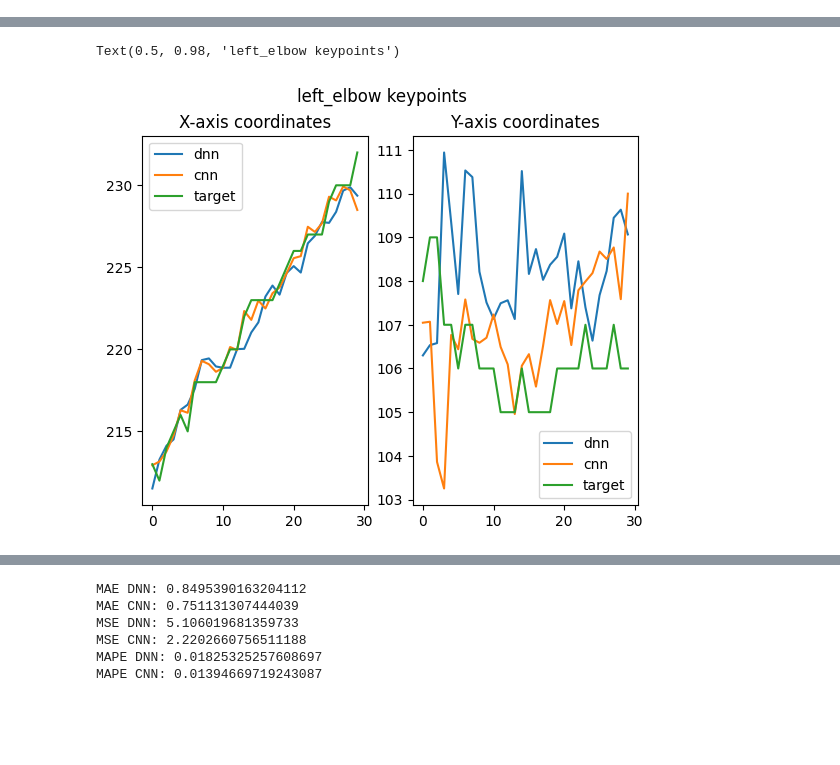
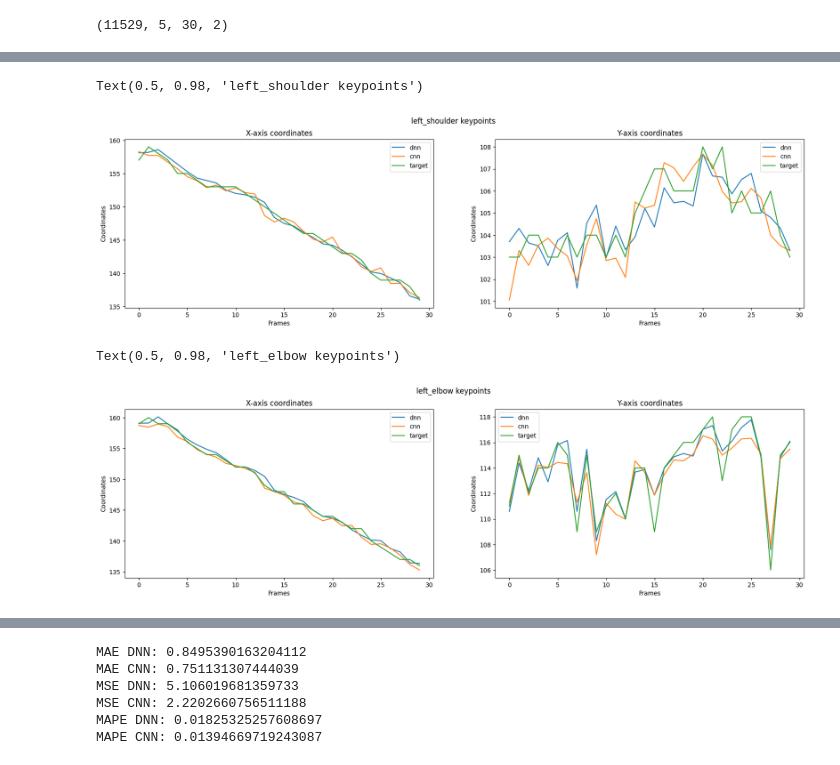
Before and after one commit to ashu6378/Gait-Reconstruction, a Jupyter notebook: testing_model.ipynb, the cells around one changed output, grey strips where cells are left out. Cells and saved outputs as stored; diff of their text form; code cells hidden in the pictures; blank space fills up the shorter version.

```diff
--- a/testing_model.ipynb
+++ b/testing_model.ipynb
@@ -53,8 +60,10 @@ for f in os.listdir(dataset_path) :
 
         for i in range(data.shape[1]-30):
             dataset.append(data[:, i:i+30])
-
 dataset = np.array(dataset)
+dataset.shape
+# %% [output]
+(11529, 5, 30, 2)
 # %%
 def generate_random_mask() :
     # generate random mask of shape (5, 30, 2) of ones
@@ -80,8 +89,10 @@ def prepare_dataset(dataset):
 # %%
 X, Y = prepare_dataset(dataset)
 # %%
-index = np.random.randint(0, X.shape[0])
-keypoint_index = np.random.randint(0, 5) # 0-4
+plt.figure(figsize=(20, 5))
+
+index = 1
+keypoint_index = 0 # 0-4
 keypoint_name = keypoint_names[keypoints_to_detect[keypoint_index]]
 y = cnn_model.predict(X[index:index+1])
 y1 = dnn_model.predict(X[index:index+1])
@@ -93,6 +104,8 @@ plt.plot(y[0, keypoint_index, :, 0], '-', markersize=1)
 plt.plot(Y[index, keypoint_index, :, 0], '-', markersize=1)
 plt.legend(['dnn', 'cnn', 'target'])
 plt.title('X-axis coordinates')
+plt.xlabel('Frames')
+plt.ylabel('Coordinates')
 # plt.axis([0,30,130,170])
 plt.subplot(1, 2, 2)
 # plt.plot(X[index, keypoint_index, :30, 1], '-', markersize=1)
@@ -101,6 +114,8 @@ plt.plot(y[0, keypoint_index, :, 1], '-', markersize=1)
 plt.plot(Y[index, keypoint_index, :, 1], '-', markersize=1)
 plt.legend(['dnn', 'cnn', 'target'])
 plt.title('Y-axis coordinates')
+plt.xlabel('Frames')
+plt.ylabel('Coordinates')
 # plt.axis([0,30,130,170])
 plt.suptitle(f'{keypoint_name} keypoints')
 # %% [output]
@@ -109,2 +124,32 @@ plt.suptitle(f'{keypoint_name} keypoints')
-Text(0.5, 0.98, 'left_elbow keypoints')
+Text(0.5, 0.98, 'left_shoulder keypoints')
-[figure, old version]
+[figure, new version]
+# %%
+plt.figure(figsize=(20, 5))
+index = 1
+keypoint_index = 1 # 0-4
+keypoint_name = keypoint_names[keypoints_to_detect[keypoint_index]]
+# make 2 graphs 1 for x-axis coordinates and another for y-axis coordinates
+plt.subplot(1, 2, 1)
+# plt.plot(X[index, keypoint_index, :30, 0], 'o', markersize=1)
+plt.plot(y1[0, keypoint_index, :, 0], '-', markersize=1)
+plt.plot(y[0, keypoint_index, :, 0], '-', markersize=1)
+plt.plot(Y[index, keypoint_index, :, 0], '-', markersize=1)
+plt.legend(['dnn', 'cnn', 'target'])
+plt.title('X-axis coordinates')
+plt.xlabel('Frames')
+plt.ylabel('Coordinates')
+# plt.axis([0,30,130,170])
+plt.subplot(1, 2, 2)
+# plt.plot(X[index, keypoint_index, :30, 1], '-', markersize=1)
+plt.plot(y1[0, keypoint_index, :, 1], '-', markersize=1)
+plt.plot(y[0, keypoint_index, :, 1], '-', markersize=1)
+plt.plot(Y[index, keypoint_index, :, 1], '-', markersize=1)
+plt.legend(['dnn', 'cnn', 'target'])
+plt.title('Y-axis coordinates')
+plt.xlabel('Frames')
+plt.ylabel('Coordinates')
+# plt.axis([0,30,130,170])
+plt.suptitle(f'{keypoint_name} keypoints')
+# %% [output]
+Text(0.5, 0.98, 'left_elbow keypoints')
+[figure, added]
```
Also changed, not shown: parts of 9 cells of this notebook, 17 other files.
